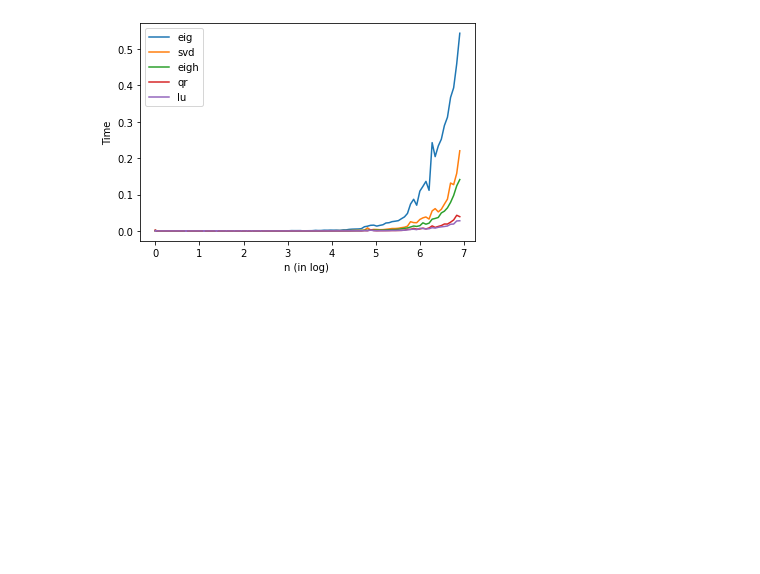
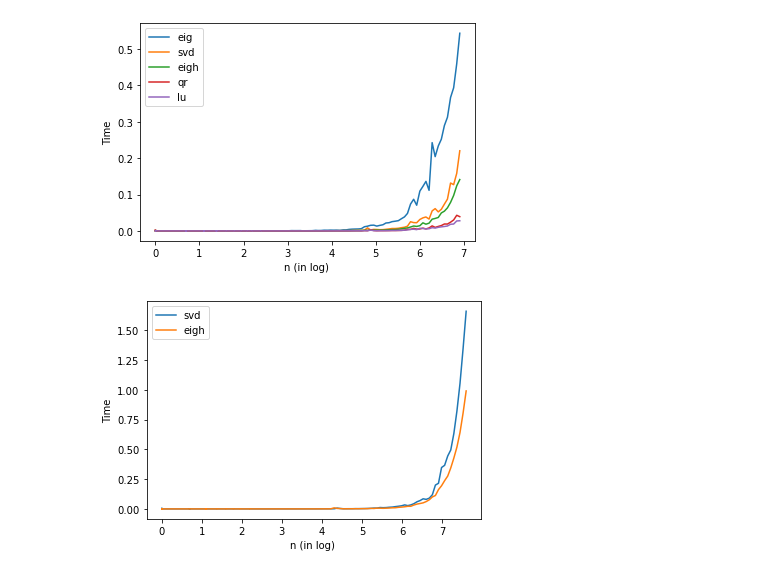
Before and after one commit to caam37830/book, a Jupyter notebook: 02_linear_algebra/numpy_scipy_linalg.ipynb, the cells around one changed output. Drawn from its saved outputs; the diff is of its cells as text; code cells hidden in the pictures; blank space fills up the shorter version.

```diff
--- a/02_linear_algebra/numpy_scipy_linalg.ipynb
+++ b/02_linear_algebra/numpy_scipy_linalg.ipynb
@@ -616,0 +636,31 @@ plt.show()
+# %%
+'''
+3. Compare svd and eigh on symmetric matrices
+'''
+
+n = np.logspace(0,np.log10(2000), num=100)
+n = np.int64(np.round(n))
+tsvd=list()
+teigh=list()
+
+for i in n:
+    A = np.random.randn(i,i)
+    A = A + A.T
+    t0 = time.time()
+    U, S, Vt = la.svd(A)
+    t1 = time.time()
+    tsvd.append(t1-t0)
+
+    t0 = time.time()
+    Lam, U = la.eigh(A)
+    t1 = time.time()
+    teigh.append(t1-t0)
+# %%
+plt.plot(np.log(n),tsvd, label='svd')
+plt.plot(np.log(n),teigh, label='eigh')
+plt.xlabel("n (in log) ")
+plt.ylabel("Time")
+plt.legend(loc='best')
+plt.show()
+# %% [output]
+[figure, added]
```
Also changed, not shown: parts of 6 cells of this notebook.
